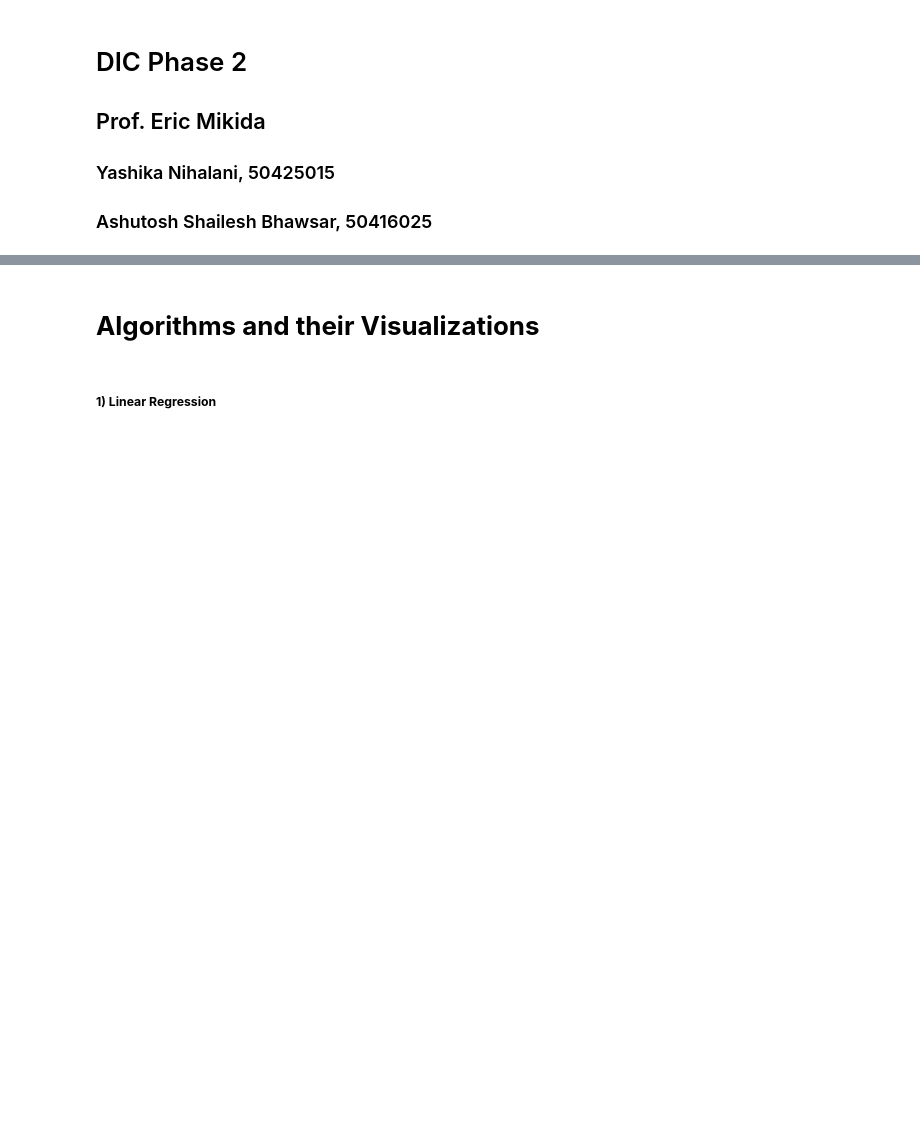
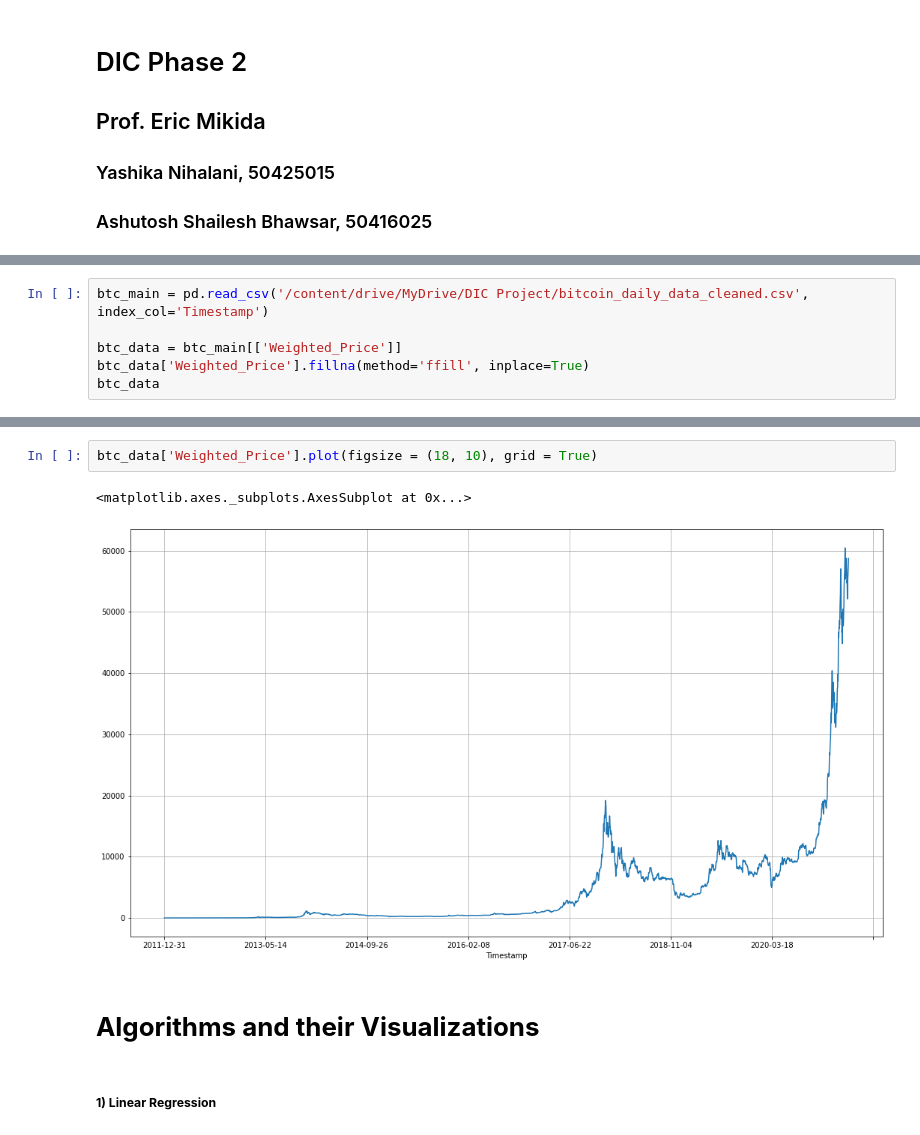
Before and after one commit to AshutoshBhawsar/Cryptocurrency-data-analysis-and-investing-strategies, a Jupyter notebook: code/phase2.ipynb, the cells around one changed output, grey strips where cells are left out. Saved outputs shown, nothing was run; the diff lists cells and outputs as text; blank space fills up the shorter version.

```diff
--- a/code/phase2.ipynb
+++ b/code/phase2.ipynb
@@ -33,0 +31,6 @@ btc_data
+# %%
+btc_main = pd.read_csv('/content/drive/MyDrive/DIC Project/bitcoin_daily_data_cleaned.csv', index_col='Timestamp')
+
+btc_data = btc_main[['Weighted_Price']]
+btc_data['Weighted_Price'].fillna(method='ffill', inplace=True)
+btc_data
@@ -34,3 +56,8 @@ btc_data
+# %%
+btc_data['Weighted_Price'].plot(figsize = (18, 10), grid = True)
+# %% [output]
+<matplotlib.axes._subplots.AxesSubplot at 0x...>
+[figure, added]
 # %% [markdown]
 # **Algorithms and their Visualizations**
 # %% [markdown]
```
Also changed, not shown: parts of 14 cells of this notebook.
